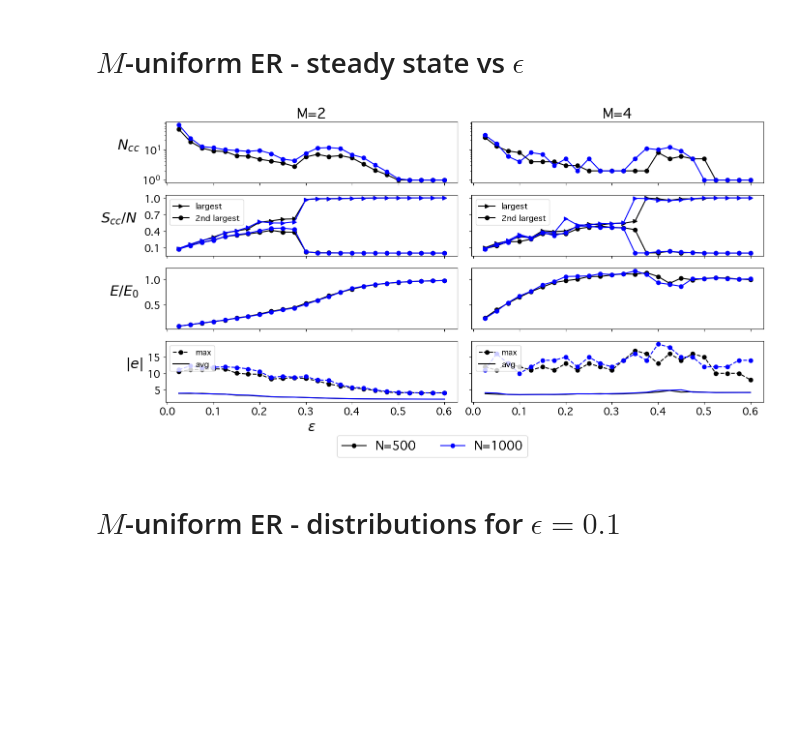
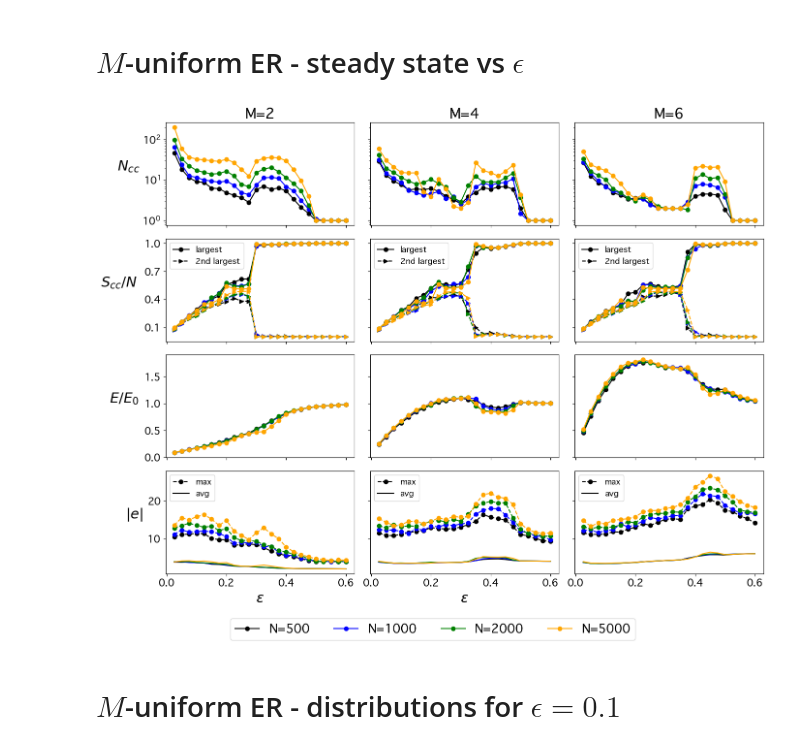
Before and after one commit to cosimoagostinelli/H-or_adaptive_Deffuant, a Jupyter notebook: 4_figures.ipynb, the cells around one changed output. Saved outputs shown, nothing was run; the diff lists cells and outputs as text; code cells hidden in the pictures; blank space fills up the shorter version.

```diff
--- a/4_figures.ipynb
+++ b/4_figures.ipynb
@@ -13,8 +106,8 @@ dpi=150
 # $M$-uniform ER - steady state vs $\epsilon$
 # %%
 cond = 'max_min'
-Ns = [500, 1000]#, 2000, 5000]
-Ms = [2, 4]#, 6]
+Ns = [500, 1000, 2000, 5000]
+Ms = [2, 4, 6]
 
 nrows, ncols = 4, len(Ms)
 fig, axs = plt.subplots(nrows, ncols, sharex=True, sharey='row', figsize=(14, 4*len(Ms)))
@@ -52,43 +145,43 @@ for M in Ms:
 
         la0 = lbls[0] if N==Ns[0] else None
         la1 = lbls[1] if N==Ns[0] else None
-        axs[1,i].plot(epsilons, y1, color=clr, linestyle='-', marker='>', label=la0)
-        axs[1,i].plot(epsilons, y2, color=clr, linestyle='-', marker='o', label=la1)
+        axs[1,i].plot(epsilons, y1, color=clr, linestyle='-', marker='o', label=la0)
+        axs[1,i].plot(epsilons, y2, color=clr, linestyle='--', marker='>', label=la1)
         tk = [0.1,0.4,0.7,1.0]
         axs[1,i].set_yticks(tk, [str(i) for i in tk])
-        axs[1,i].legend(fontsize=lgd_size, loc=2)
+        axs[1,i].legend(fontsize=lgd_size, loc=2)  # loc=2,5 for max_min,std
 
         axs[2,i].plot(epsilons, y3, color=clr, marker='o', label=f'N={N}')
 
         la2 = lbls[2] if N==Ns[0] else None
         la3 = lbls[3] if N==Ns[0] else None
         axs[3,i].plot(epsilons, y5, label=la3, linestyle='--', marker='o', color=clr)
         axs[3,i].plot(epsilons, y4, label=la2, color=clr)
-        axs[3,i].legend(fontsize=lgd_size, loc=2)
+        axs[3,i].legend(fontsize=lgd_size, loc=2) # loc=2,1 for max_min,std
 
         # set tick fontsize in all subplots
         for j in range(4):
             axs[j,i].tick_params(labelsize=tick_size)
 
     axs[0,i].set_title(f'M={M}', fontsize=ttl_size)
 
 axs[0,0].set_ylabel(r'$N_{cc}$', rotation=0, fontsize=ttl_size, labelpad=20)
 axs[1,0].set_ylabel(r'$S_{cc}/N$', rotation=0, fontsize=ttl_size, labelpad=38)
 axs[2,0].set_ylabel(r'$E/E_0$', rotation=0, fontsize=ttl_size, labelpad=30)
 axs[3,0].set_ylabel(r'$|e|$', rotation=0, fontsize=ttl_size, labelpad=20)
 
 for j in range(ncols-1):
     axs[-1, j].set_xlabel(r'$\epsilon$', fontsize=ttl_size)
 
 # Global legend below plot, centered
 legend_labels = [f'N={N}' for N in Ns]
 fig.legend(labels=legend_labels, loc='lower center', bbox_to_anchor=(0.5, 0.002), fontsize=18, ncol=len(Ns))
 
 plt.tight_layout(rect=[0, 0.06, 1, 0.94])
 plt.savefig(f'../figures/ER_{cond}.jpg', dpi=dpi)
 plt.show()
 # %% [output]
-[figure, old version]
+[figure, new version]
 # %% [markdown]
 # $M$-uniform ER - distributions for $\epsilon = 0.1$
 # %%
```
Also changed, not shown: parts of 13 cells of this notebook, 2 other files.
